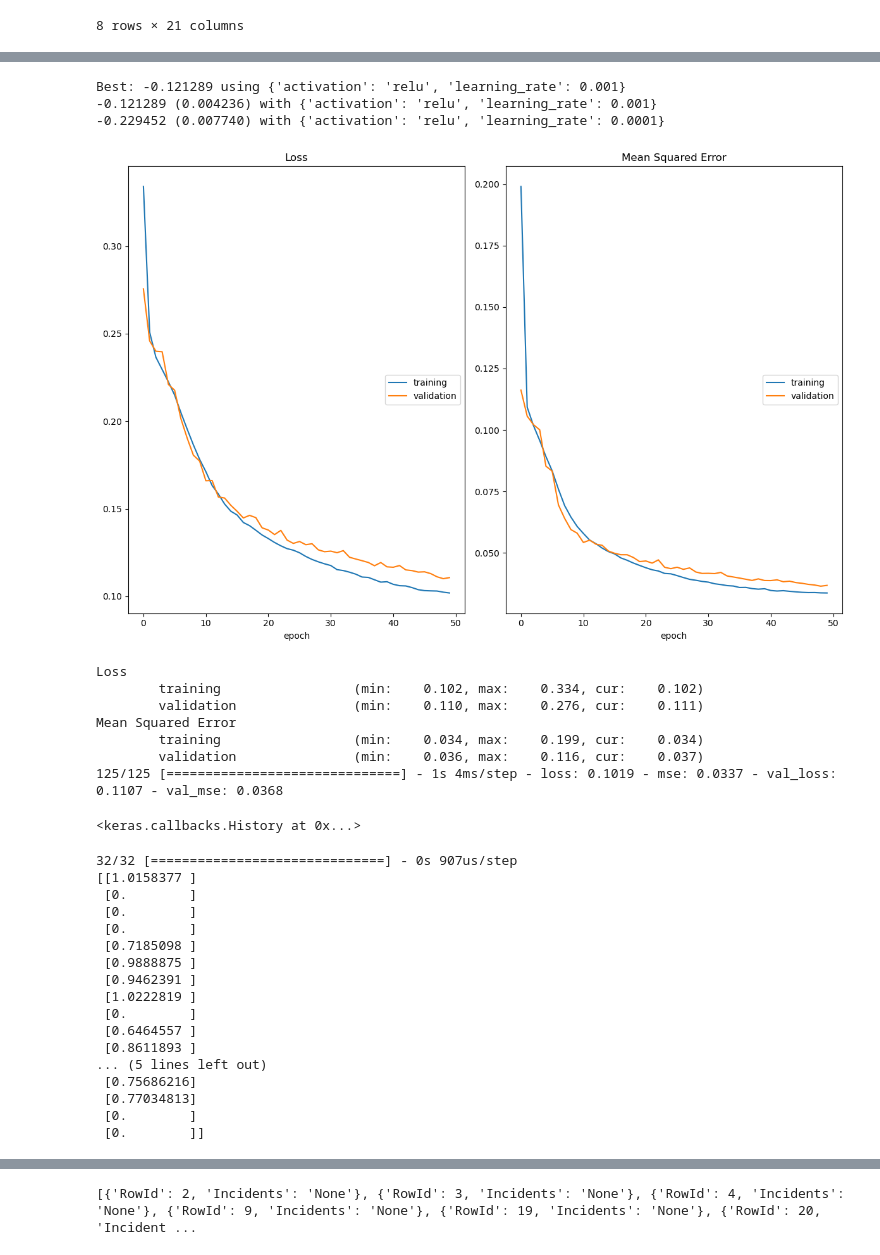
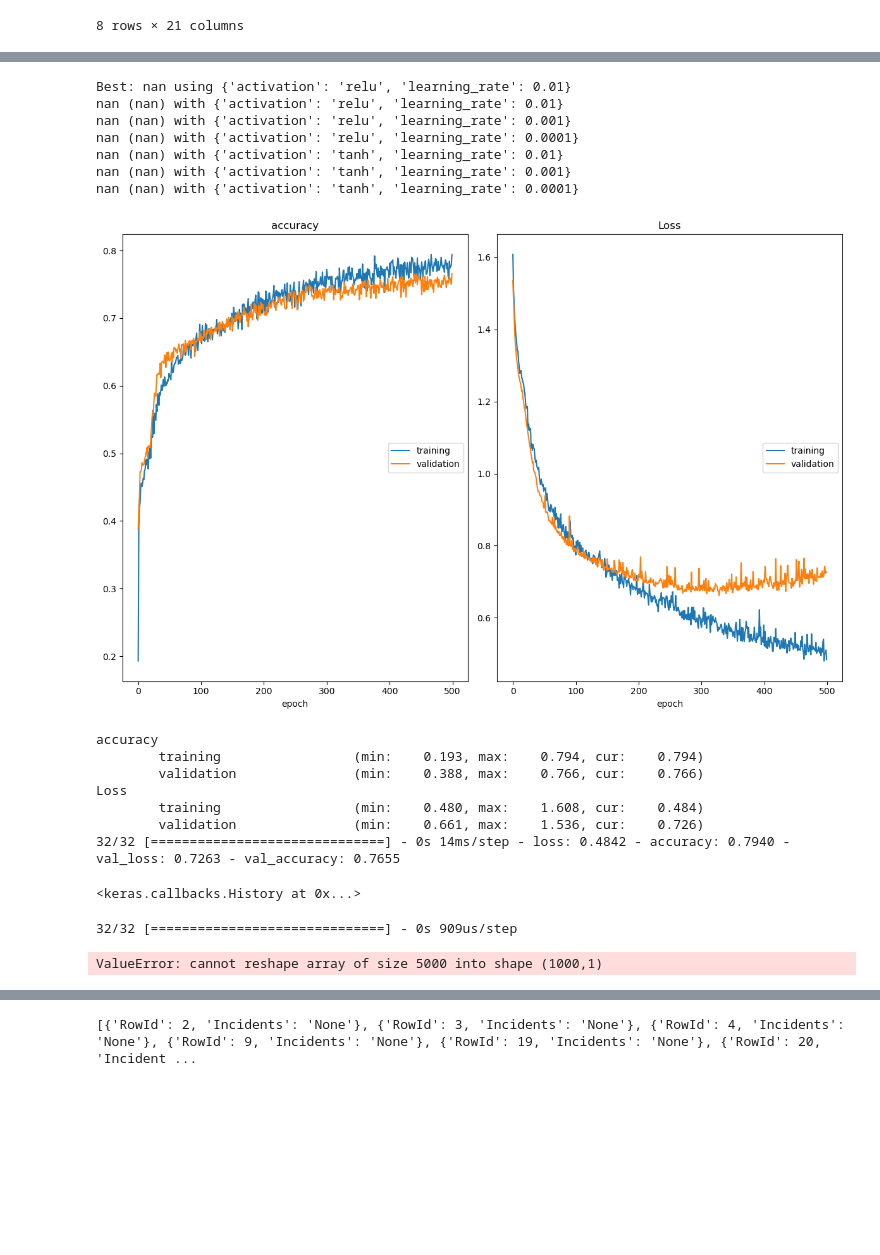
Before and after one commit to CatarinaOG/Projeto-DAA, a Jupyter notebook: RNA.ipynb, the cells around one changed output, grey strips where cells are left out. Drawn from its saved outputs; the diff is of its cells as text; code cells hidden in the pictures; blank space fills up the shorter version.

```diff
--- a/RNA.ipynb
+++ b/RNA.ipynb
@@ -402,23 +403,28 @@ X_scaled.describe()
 | max | 1.000000 | 1.000000 | 1.000000 | 1.000000 | 1.000000 | 1.000000 | ... |
 8 rows × 21 columns
 # %%
-X_train, X_test, Y_train, Y_test = train_test_split(X_scaled, y_scaled, test_size=0.2,
+'''X_train, X_test, Y_train, Y_test = train_test_split(X_scaled, y_scaled, test_size=0.2,
                                                     random_state=RANDOM_SEED)
+'''
+X_train, X_test, Y_train, Y_test = train_test_split(X_scaled, y, test_size=0.8,
+                                                    random_state=RANDOM_SEED)
 # %%
 import os
 os.environ['CUDA_VISIBLE_DEVICES'] = ""
-def build_model(activation='relu', learning_rate=0.01):
+def build_model(activation='relu', learning_rate=1e-3):
     #Create a sequential model (with three layers - last one is the output)
     model = Sequential()
-    model.add(Dense(16, input_dim=21, activation=activation))
-    model.add(Dense(8, activation=activation))
-    model.add(Dense(1, activation='relu'))
+    model.add(Dense(32, input_dim=21, activation=activation))
+    model.add(Dense(16, activation=activation))
+    model.add(Dense(16, activation=activation))
+    model.add(Dropout(rate=0.5))
+    model.add(Dense(5))
 
     #Compile the model
     #Define the loss function, the otimizer and metrics to be used
     model.compile(
-        loss = 'mae',
+        loss = tf.keras.losses.SparseCategoricalCrossentropy(from_logits=True),
         optimizer = tf.optimizers.Adam(learning_rate),
-        metrics = ['mse'])
+        metrics = ['accuracy'])
     return model
 # %%
@@ -442,8 +452,8 @@ Non-trainable params: 0
 _________________________________________________________________
 # %%
 TUNING_DICT = {
-    'activation' : ['relu'],
-    'learning_rate' : [0.001,0.0001]
+    'activation' : ['relu', 'tanh'],
+    'learning_rate' : [0.01, 0.001,0.0001]
 }
 # %%
 kf = KFold(n_splits=5,shuffle=True,random_state=RANDOM_SEED)
@@ -453,7 +463,7 @@ model = KerasRegressor(build_fn=build_model,epochs=50,batch_size=32)
 grid_search = GridSearchCV(estimator = model,
                            param_grid=TUNING_DICT,
                            cv=kf,
-                           scoring='neg_mean_absolute_error',
+                           scoring='accuracy',
                            refit='True',
                            verbose=1)
 
@@ -492,9 +653,13 @@ params = grid_search.cv_results_['params']
 for mean, stdev, param in zip(means,stds,params):
     print("%f (%f) with %r" % (mean, stdev,param))
 # %% [output]
-Best: -0.121289 using {'activation': 'relu', 'learning_rate': 0.001}
--0.121289 (0.004236) with {'activation': 'relu', 'learning_rate': 0.001}
--0.229452 (0.007740) with {'activation': 'relu', 'learning_rate': 0.0001}
+Best: nan using {'activation': 'relu', 'learning_rate': 0.01}
+nan (nan) with {'activation': 'relu', 'learning_rate': 0.01}
+nan (nan) with {'activation': 'relu', 'learning_rate': 0.001}
+nan (nan) with {'activation': 'relu', 'learning_rate': 0.0001}
+nan (nan) with {'activation': 'tanh', 'learning_rate': 0.01}
+nan (nan) with {'activation': 'tanh', 'learning_rate': 0.001}
+nan (nan) with {'activation': 'tanh', 'learning_rate': 0.0001}
 # %%
 #nunca mais correr!
 model1 = grid_search.best_estimator_
@@ -503,40 +668,27 @@ model2 = grid_search.best_estimator_
 # %%
 from livelossplot import PlotLossesKerasTF
 
-model1.fit(X_train,Y_train,epochs=50,validation_data=(X_test,Y_test),
-callbacks=[PlotLossesKerasTF()],verbose=1)
+
+
+model.fit(X_train,Y_train,epochs=500,validation_data=(X_test,Y_test),
+            callbacks=[PlotLossesKerasTF()],verbose=1)
 # %% [output]
-[figure, old version]
+[figure, new version]
+accuracy
+        training                 (min:    0.193, max:    0.794, cur:    0.794)
+        validation               (min:    0.388, max:    0.766, cur:    0.766)
 Loss
-        training                 (min:    0.102, max:    0.334, cur:    0.102)
-        validation               (min:    0.110, max:    0.276, cur:    0.111)
-Mean Squared Error
-        training                 (min:    0.034, max:    0.199, cur:    0.034)
-        validation               (min:    0.036, max:    0.116, cur:    0.037)
-125/125 [==============================] - 1s 4ms/step - loss: 0.1019 - mse: 0.0337 - val_loss: 0.1107 - val_mse: 0.0368
+        training                 (min:    0.480, max:    1.608, cur:    0.484)
+        validation               (min:    0.661, max:    1.536, cur:    0.726)
+32/32 [==============================] - 0s 14ms/step - loss: 0.4842 - accuracy: 0.7940 - val_loss: 0.7263 - val_accuracy: 0.7655
 <keras.callbacks.History at 0x...>
 # %%
-predictions = model1.predict(X_test)
+predictions = model.predict(X_test)
 predictions = predictions.reshape(predictions.shape[0],1)
-print(predictions[:20])
+print(predictions[:5])
 
-predictions_dt = scaler_Y.inverse_transform(predictions)
+#predictions_dt = scaler_Y.inverse_transform(predictions)
 #predictions_dt[:5]
 # %% [output]
-32/32 [==============================] - 0s 907us/step
-[[1.0158377 ]
- [0.        ]
- [0.        ]
- [0.        ]
- [0.7185098 ]
- [0.9888875 ]
- [0.9462391 ]
- [1.0222819 ]
- [0.        ]
- [0.6464557 ]
- [0.8611893 ]
-... (5 lines left out)
- [0.75686216]
- [0.77034813]
- [0.        ]
- [0.        ]]
+32/32 [==============================] - 0s 909us/step
+ValueError: cannot reshape array of size 5000 into shape (1000,1)
```
Also changed, not shown: parts of 8 cells of this notebook.
